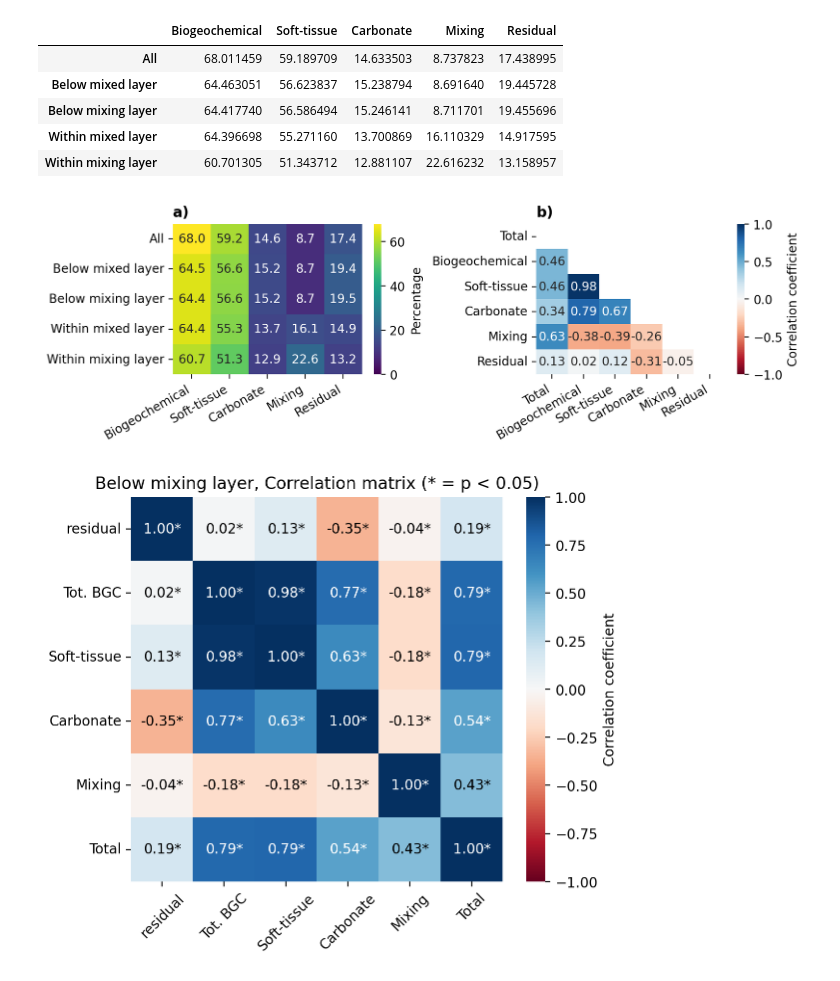
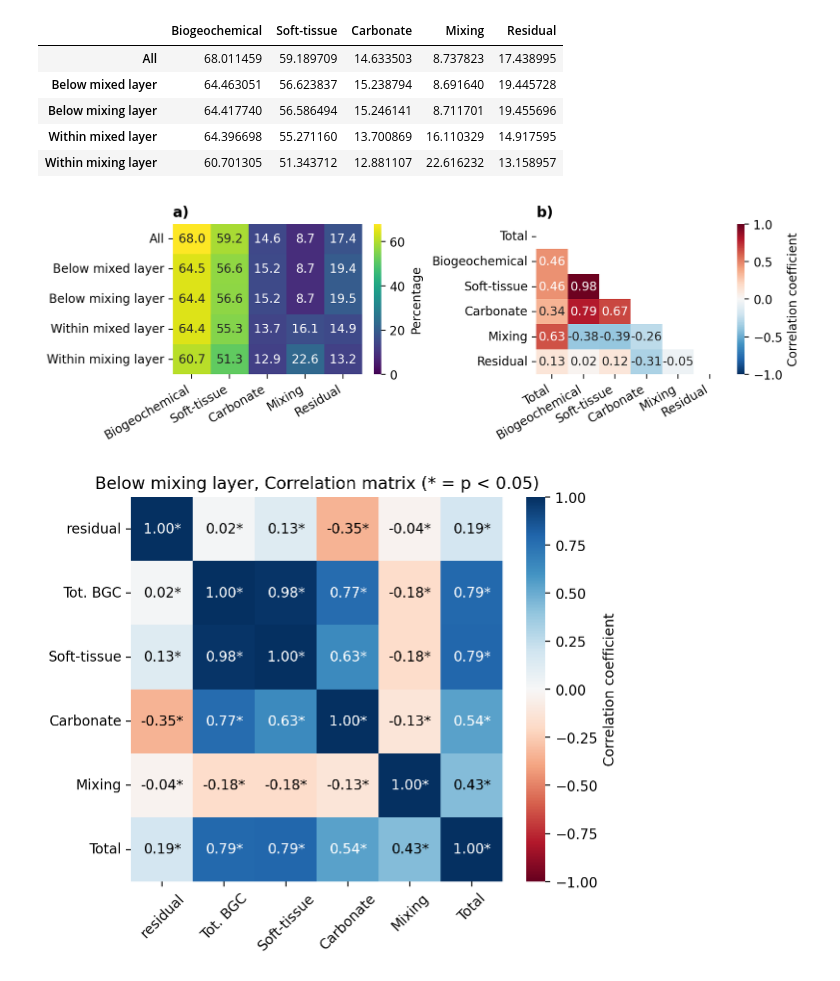
Before and after one commit to OceanParcels/NASTMW_DIC, a Jupyter notebook: analysis/flux_disentanglement.ipynb, the cells around one changed output. Cells and saved outputs as stored; diff of their text form; code cells hidden in the pictures.

```diff
--- a/analysis/flux_disentanglement.ipynb
+++ b/analysis/flux_disentanglement.ipynb
@@ -706,24 +708,24 @@ df_relabs_significant_pretty.iloc[:5]
 # %%
 fig, axes = plt.subplots(ncols=2, figsize=(9, 3))
 
 sns.heatmap(df_relabs_significant_pretty.iloc[:5], ax=axes[0], annot=True, cmap="viridis", fmt=".1f", cbar_kws={"label": "Percentage"}, vmin=0)
 axes[0].set_title("a)", loc="left", fontweight="bold")
 axes[0].set_xticks(np.arange(0.5, 5+.5), df_relabs.columns, rotation=30, ha='right')
 
 n_var = len(df_full.columns)
 
 corr = df_full.corr()
 mask = np.triu(np.ones_like(corr, dtype=bool))
-sns.heatmap(corr, ax=axes[1], mask=mask, annot=True, fmt=".2f", cmap="RdBu", vmin=-1, vmax=1, cbar_kws={"label": "Correlation coefficient"})
+sns.heatmap(corr, ax=axes[1], mask=mask, annot=True, fmt=".2f", cmap="RdBu_r", vmin=-1, vmax=1, cbar_kws={"label": "Correlation coefficient"})
 
 axes[1].set_title("b)", loc="left", fontweight="bold")
 axes[1].set_xticks(np.arange(0.5, n_var+.5), df_full.columns, rotation=30, ha='right')
 axes[1].set_yticks(np.arange(0.5, n_var+.5), df_full.columns, rotation=0)
 
 fig.tight_layout()
 plt.savefig("figures/flux_significance_and_correlation.pdf", dpi=300)
 # %% [output]
-[figure, old version]
+[figure, new version]
 # %%
 df_below_mixingl = pd.DataFrame({
     "residual": ds.DDIC_residual[:, 1:].values.flatten()[below_mixing.data.flatten()],
```
Also changed, not shown: parts of 3 cells of this notebook, 2 other files.
